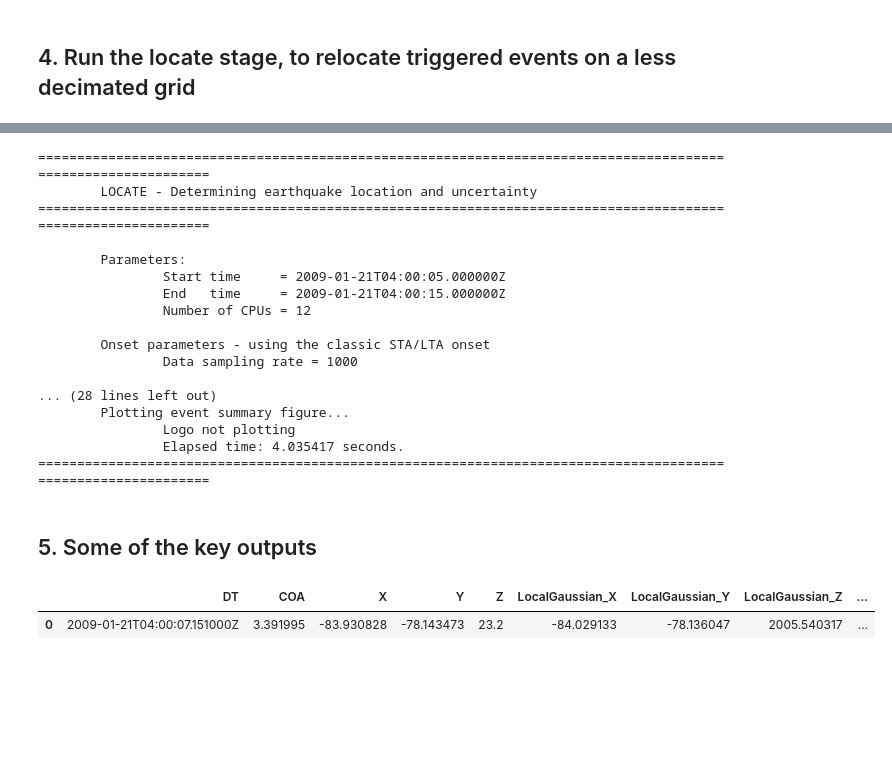
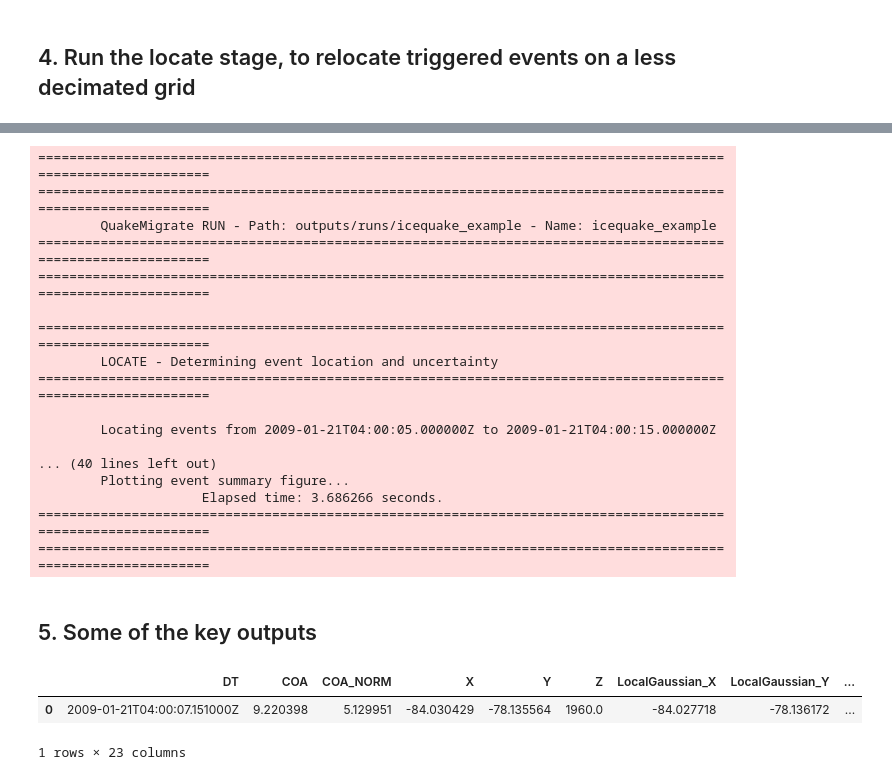
Before and after one commit to QuakeMigrate/QuakeMigrate, a Jupyter notebook: examples/Icequake_Rutford/icequakes_rutford.ipynb, the cells around one changed output, grey strips where cells are left out. Drawn from its saved outputs; the diff is of its cells as text; code cells hidden in the pictures; blank space fills up the shorter version.

```diff
--- a/examples/Icequake_Rutford/icequakes_rutford.ipynb
+++ b/examples/Icequake_Rutford/icequakes_rutford.ipynb
@@ -189,35 +178,36 @@ scan.write_cut_waveforms = False
 # %%
 # --- Run locate ---
-scan.locate(start_time=start_time, end_time=end_time)
+scan.locate(starttime=starttime, endtime=endtime)
 # %% [output]
 ==============================================================================================================
-        LOCATE - Determining earthquake location and uncertainty
+==============================================================================================================
+        QuakeMigrate RUN - Path: outputs/runs/icequake_example - Name: icequake_example
+==============================================================================================================
 ==============================================================================================================
 
-        Parameters:
-                Start time     = 2009-01-21T04:00:05.000000Z
-                End   time     = 2009-01-21T04:00:15.000000Z
-                Number of CPUs = 12
+==============================================================================================================
+        LOCATE - Determining event location and uncertainty
+==============================================================================================================
 
-        Onset parameters - using the classic STA/LTA onset
-                Data sampling rate = 1000
+        Locating events from 2009-01-21T04:00:05.000000Z to 2009-01-21T04:00:15.000000Z
 
-... (28 lines left out)
+... (40 lines left out)
         Plotting event summary figure...
-                Logo not plotting
-                Elapsed time: 4.035417 seconds.
+                     Elapsed time: 3.686266 seconds.
 ==============================================================================================================
+==============================================================================================================
 # %% [markdown]
 ## 5. Some of the key outputs
 # %%
 # Show the .event file, containing event origin time and location:
-icequake_event_fname = "./outputs/runs/icequake_example/locate/events/20090121040007152.event"
+icequake_event_fname = "./outputs/runs/icequake_example/locate/events/20090121040007151.event"
 event_df = pd.read_csv(icequake_event_fname)
 
 event_df
 # %% [output]
-|  | DT | COA | X | Y | Z | LocalGaussian_X | LocalGaussian_Y | LocalGaussian_Z | ... |
-| 0 | 2009-01-21T04:00:07.151000Z | 3.391995 | -83.930828 | -78.143473 | 23.2 | -84.029133 | -78.136047 | 2005.540317 | ... |
+|  | DT | COA | COA_NORM | X | Y | Z | LocalGaussian_X | LocalGaussian_Y | ... |
+| 0 | 2009-01-21T04:00:07.151000Z | 9.220398 | 5.129951 | -84.030429 | -78.135564 | 1960.0 | -84.027718 | -78.136172 | ... |
+1 rows × 23 columns
 # %%
 # Show the .picks file, containing station time picks:
 icequake_pick_fname = "outputs/runs/icequake_example/locate/picks/20090121040007151.picks"
```
Also changed, not shown: parts of 9 cells of this notebook, 11 other files.
